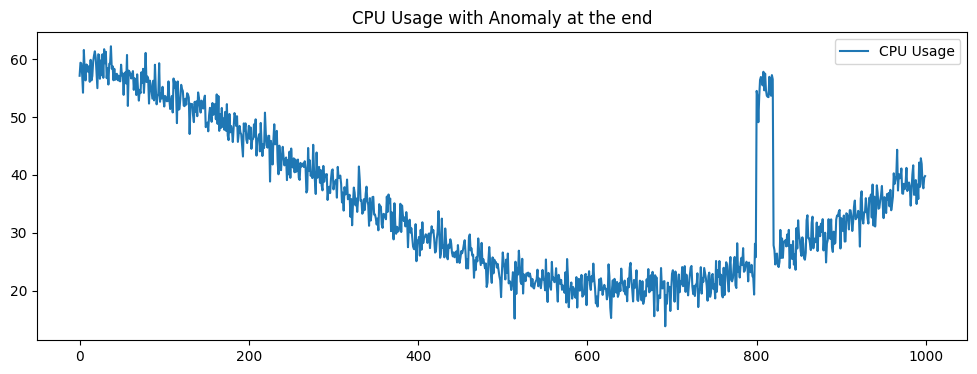
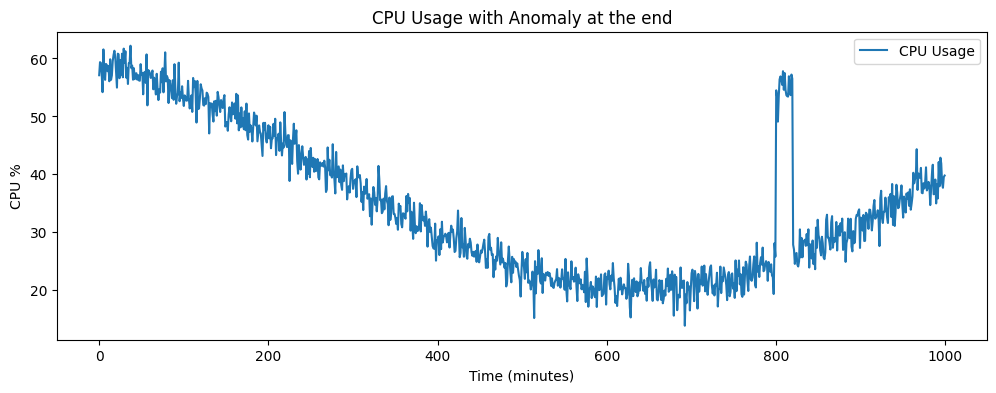
The notebook cell's code change between the first figure and the second:
--- before
+++ after
@@ -21,4 +21,6 @@
 plt.plot(data[-1000:], label="CPU Usage") # Plot last ~16 hours
 plt.title("CPU Usage with Anomaly at the end")
+plt.xlabel("Time (minutes)")
+plt.ylabel("CPU %")
 plt.legend()
 plt.show()

Commit: docs: add context and expected outcomes across notebooks